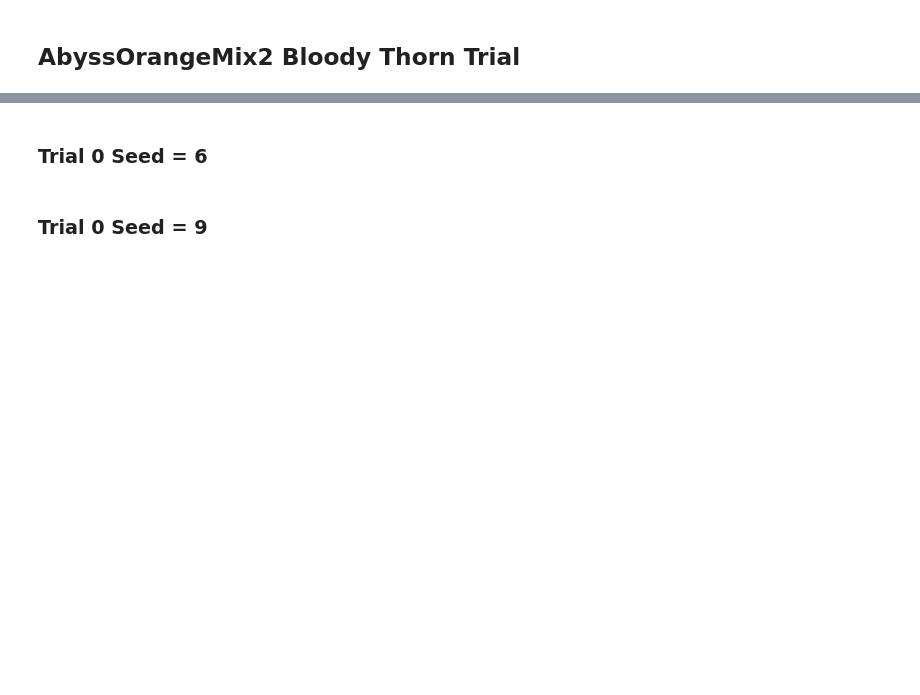
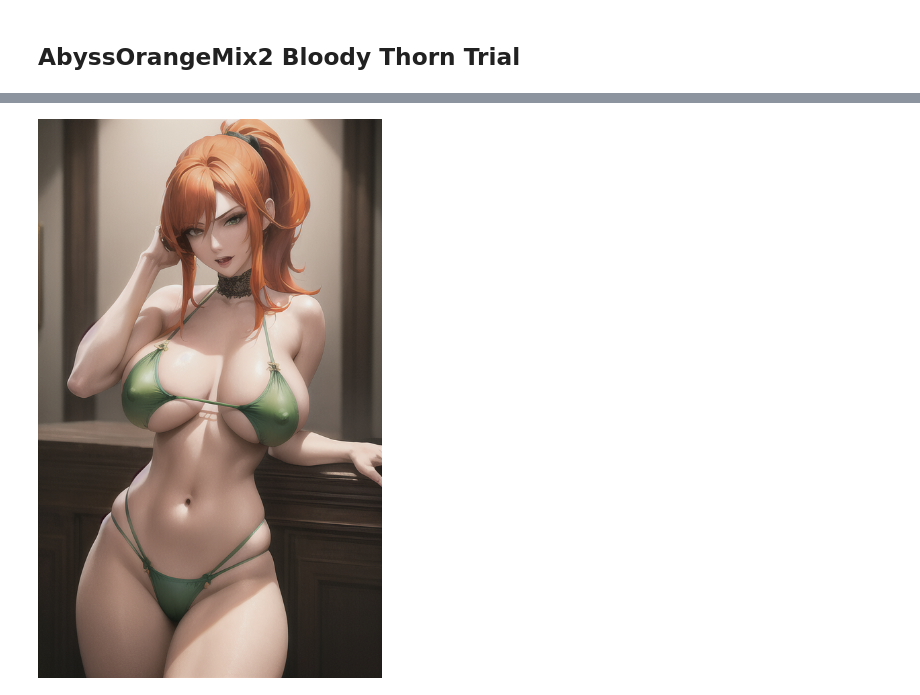
Before and after one commit to natsunoyuki/stable_diffusion, a Jupyter notebook: AbyssOrangeMixs Bloody Thorn.ipynb, the cells around one changed output, grey strips where cells are left out. Drawn from its saved outputs; the diff is of its cells as text; code cells hidden in the pictures; blank space fills up the shorter version.

```diff
--- a/AbyssOrangeMixs Bloody Thorn.ipynb
+++ b/AbyssOrangeMixs Bloody Thorn.ipynb
@@ -239,11 +241,13 @@ pipe = load_pipeline(model_dir, scheduler, device_name, torch.float32)
 # And also by:
 # https://www.reddit.com/r/WaifuDiffusion/comments/10n3vki/woman_in_black/
 
-prompt_0 = """masterpiece,masterpiece portrait,best quality,extremely detailed,photo,photorealistic,
-depth of field,realistic lighting,1girl,solo,Instagram model,character focus,(mature woman),
-(sexy expression),(large breasts),green bikini,orange hair,ponytail,underboob"""
+prompt_0 = """masterpiece,masterpiece portrait,best quality,extremely detailed,
+photo,photorealistic,depth of field,realistic lighting,1girl,solo,Instagram model,
+(mature woman),(naughty expression),large breasts,green bikini,(orange hair),
+(ponytail),underboob,covered nipples"""
 
-negative_prompt_0 = """watermark,text,error,blurry,jpeg artifacts,cropped,normal quality,jpeg artifacts,signature,
-username,artist name,(worst quality:1.3),(low quality:1.3),(loli:1.1),(loli face:1.1),thick lips,((jumbled fingers)),
-((missing fingers)),((extra fingers)),(poorly drawn hands),(((kid))),(((child like)))"""
+negative_prompt_0 = """watermark,text,error,blurry,jpeg artifacts,cropped,normal quality,
+jpeg artifacts,signature,username,artist name,(worst quality:1.3),(low quality:1.3),
+(loli:1.1),(loli face:1.1),thick lips,((jumbled fingers)),((missing fingers)),
+((extra fingers)),(poorly drawn hands),(((kid))),(((child like)))"""
 # %%
@@ -260,8 +266,13 @@ plot_images(images_0, seeds[:len(images_0)])
 # %%
 #save_images(images_0, ["AOM2_T0_seed{}_50steps.png".format(seeds[i]) for i in range(len(images_0))])
-# %% [markdown]
-### Trial 0 Seed = 6
 # %%
-images_0_1 = run_pipe(pipe, prompt_0, negative_prompt_0, steps = 150,
-                      width = 512, height = 832, scale = 12, seed = 6,
+SEED = 6
+STEPS = 200
+
+images_0_0 = run_pipe(pipe, prompt_0, negative_prompt_0, steps = STEPS,
+                      width = 512, height = 832, scale = 12, seed = SEED,
                       n_images = 1, device_name = device_name)
+# %%
+[display(i) for i in images_0_0];
+# %% [output]
+[figure, added]
@@ -272,2 +291,0 @@ images_0_1 = run_pipe(pipe, prompt_0, negative_prompt_0, steps = 150,
-# %% [markdown]
-### Trial 0 Seed = 9
```
Also changed, not shown: parts of 39 cells of this notebook.
